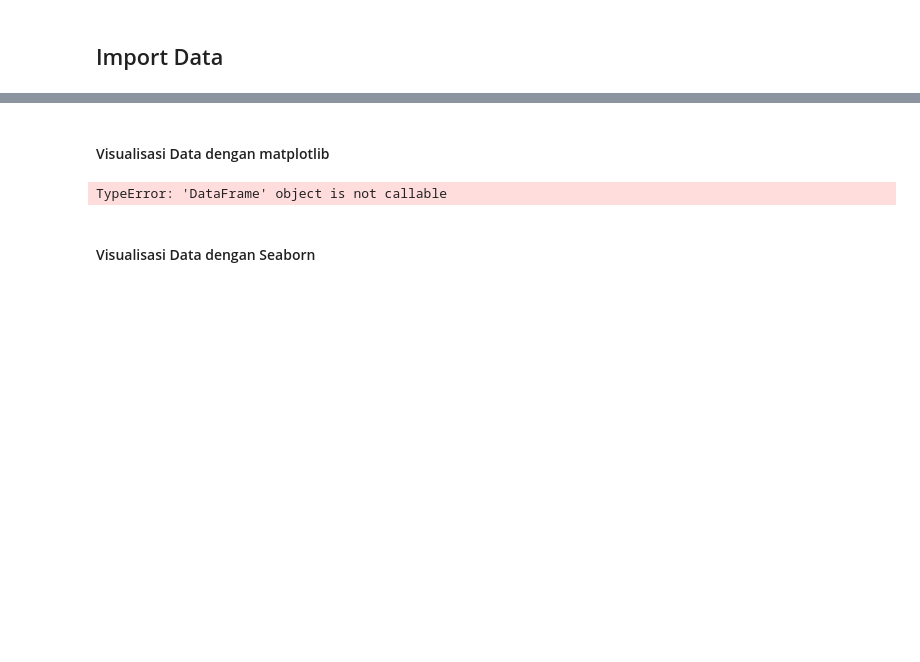
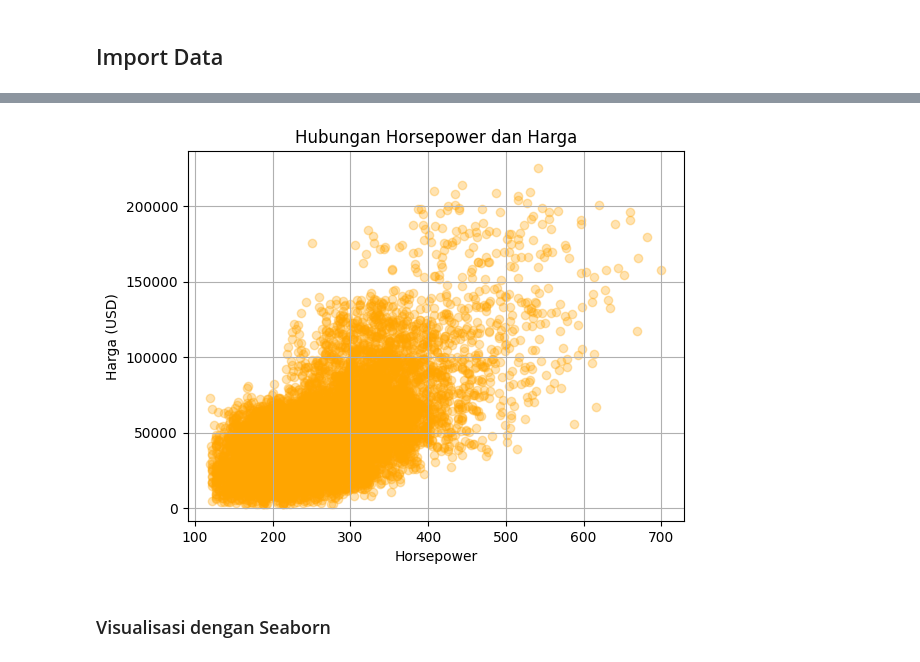
Before and after one commit to RekoNF/EDV_Tugas-and-Quiz, a Jupyter notebook: Quiz/Quiz 3.1.ipynb, the cells around one changed output, grey strips where cells are left out. Cells and saved outputs as stored; diff of their text form; code cells hidden in the pictures; blank space fills up the shorter version.

```diff
--- a/Quiz/Quiz 3.1.ipynb
+++ b/Quiz/Quiz 3.1.ipynb
@@ -75,9 +179,12 @@ Standard Deviation: 26.314644862771384
+# %%
+# Scatter Plot: Horsepower vs Harga
+plt.scatter(df['horsepower'], df['price_usd'], alpha=0.3, color='orange')
+plt.title('Hubungan Horsepower dan Harga')
+plt.xlabel('Horsepower')
+plt.ylabel('Harga (USD)')
+plt.grid()
+plt.show()
+# %% [output]
+[figure, added]
 # %% [markdown]
-#### Visualisasi Data dengan matplotlib
+### Visualisasi dengan Seaborn
-# %%
-sendiri = df.p('Sendiri')
-print(sendiri)
-# %% [output]
-TypeError: 'DataFrame' object is not callable
-# %% [markdown]
-#### Visualisasi Data dengan Seaborn
```
Also changed, not shown: parts of 40 cells of this notebook.
